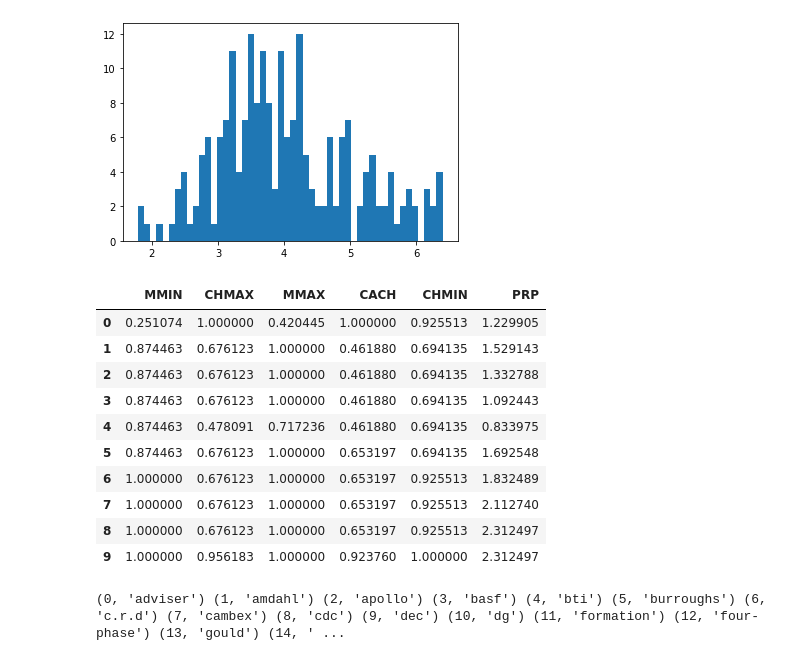
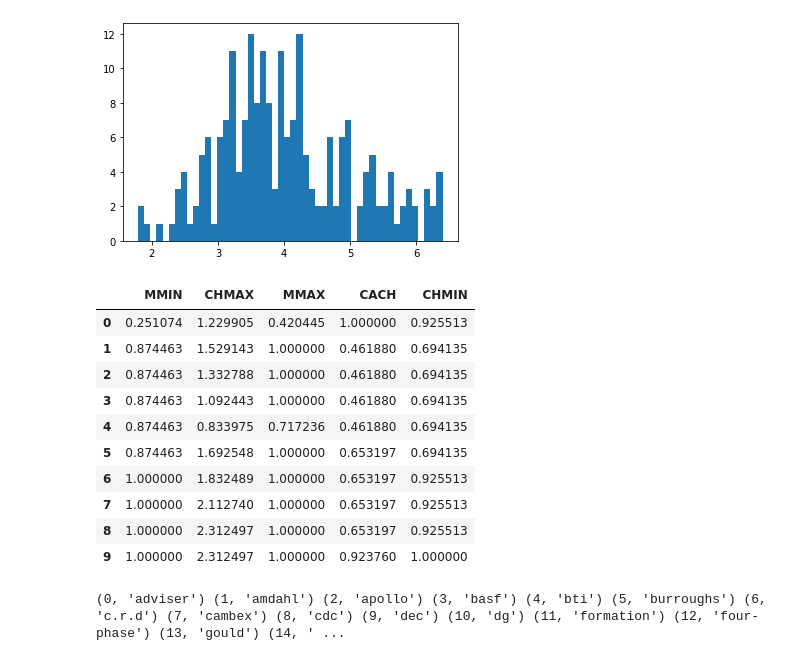
Before and after one commit to quiet-cmd/EmptyJupyterNoteebookForBinder, a Jupyter notebook: lesson_5/data_preparation.ipynb, the cells around one changed output. Drawn from its saved outputs; the diff is of its cells as text; code cells hidden in the pictures.

```diff
--- a/lesson_5/data_preparation.ipynb
+++ b/lesson_5/data_preparation.ipynb
@@ -333,21 +333,21 @@ data = numpy.log(data)
 # %%
 data = numpy.array(data).reshape(-1,1)
 data = StandardScaler().fit_transform(data)
 data =  data.flatten()
-dataset['PRP'] = data
+dataset['CHMAX'] = data
 dataset.head(10)
 # %% [output]
-|  | MMIN | CHMAX | MMAX | CACH | CHMIN | PRP |
-| 0 | 0.251074 | 1.000000 | 0.420445 | 1.000000 | 0.925513 | 1.229905 |
-| 1 | 0.874463 | 0.676123 | 1.000000 | 0.461880 | 0.694135 | 1.529143 |
-| 2 | 0.874463 | 0.676123 | 1.000000 | 0.461880 | 0.694135 | 1.332788 |
-| 3 | 0.874463 | 0.676123 | 1.000000 | 0.461880 | 0.694135 | 1.092443 |
-| 4 | 0.874463 | 0.478091 | 0.717236 | 0.461880 | 0.694135 | 0.833975 |
-| 5 | 0.874463 | 0.676123 | 1.000000 | 0.653197 | 0.694135 | 1.692548 |
-| 6 | 1.000000 | 0.676123 | 1.000000 | 0.653197 | 0.925513 | 1.832489 |
-| 7 | 1.000000 | 0.676123 | 1.000000 | 0.653197 | 0.925513 | 2.112740 |
-| 8 | 1.000000 | 0.676123 | 1.000000 | 0.653197 | 0.925513 | 2.312497 |
-| 9 | 1.000000 | 0.956183 | 1.000000 | 0.923760 | 1.000000 | 2.312497 |
+|  | MMIN | CHMAX | MMAX | CACH | CHMIN |
+| 0 | 0.251074 | 1.229905 | 0.420445 | 1.000000 | 0.925513 |
+| 1 | 0.874463 | 1.529143 | 1.000000 | 0.461880 | 0.694135 |
+| 2 | 0.874463 | 1.332788 | 1.000000 | 0.461880 | 0.694135 |
+| 3 | 0.874463 | 1.092443 | 1.000000 | 0.461880 | 0.694135 |
+| 4 | 0.874463 | 0.833975 | 0.717236 | 0.461880 | 0.694135 |
+| 5 | 0.874463 | 1.692548 | 1.000000 | 0.653197 | 0.694135 |
+| 6 | 1.000000 | 1.832489 | 1.000000 | 0.653197 | 0.925513 |
+| 7 | 1.000000 | 2.112740 | 1.000000 | 0.653197 | 0.925513 |
+| 8 | 1.000000 | 2.312497 | 1.000000 | 0.653197 | 0.925513 |
+| 9 | 1.000000 | 2.312497 | 1.000000 | 0.923760 | 1.000000 |
 # %%
 #Столбец №0
 data = row_dataset[0]
```
Also changed, not shown: parts of 8 cells of this notebook.
